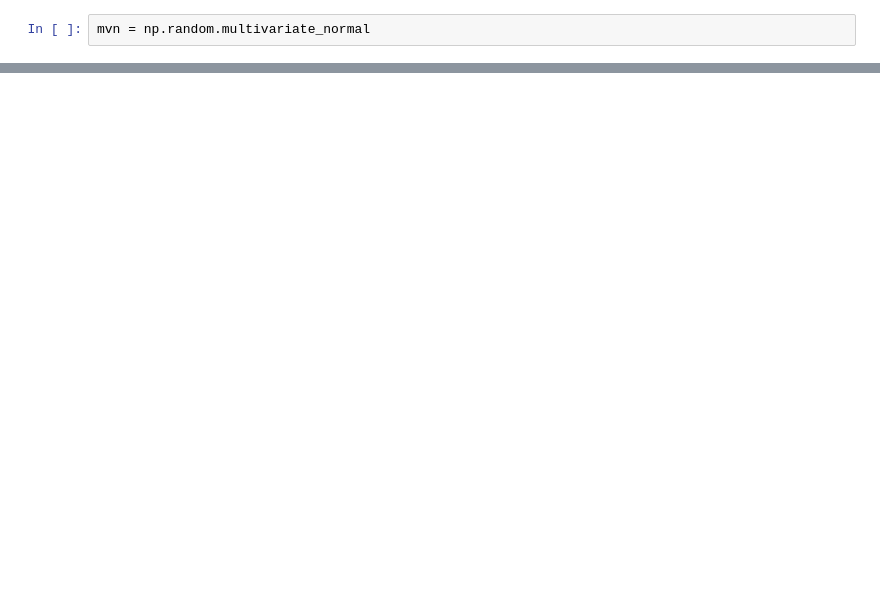
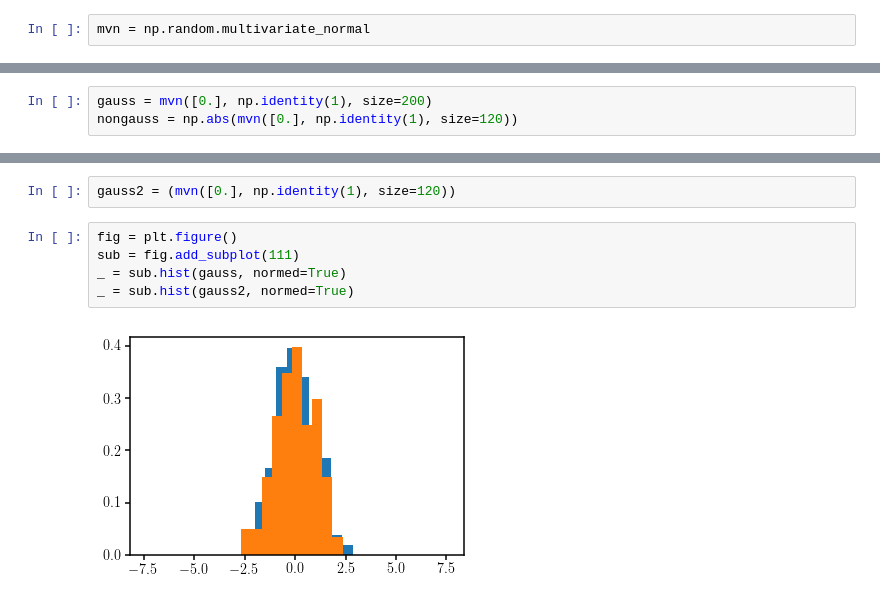
Before and after one commit to changhoonhahn/nonGaussLike, a Jupyter notebook: nongausslike/notebook/notes_renyi_divergence.ipynb, the cells around one changed output, grey strips where cells are left out. Saved outputs shown, nothing was run; the diff lists cells and outputs as text; blank space fills up the shorter version.

```diff
--- a/nongausslike/notebook/notes_renyi_divergence.ipynb
+++ b/nongausslike/notebook/notes_renyi_divergence.ipynb
@@ -100,0 +67,3 @@ Using 'slow' version of KNNDivergenceEstimator,  because skl_groups_accel isn't
+# %%
+gauss = mvn([0.], np.identity(1), size=200)
+nongauss = np.abs(mvn([0.], np.identity(1), size=120))
@@ -100,0 +85,9 @@ Using 'slow' version of KNNDivergenceEstimator,  because skl_groups_accel isn't
+# %%
+gauss2 = (mvn([0.], np.identity(1), size=120))
+# %%
+fig = plt.figure()
+sub = fig.add_subplot(111)
+_ = sub.hist(gauss, normed=True)
+_ = sub.hist(gauss2, normed=True)
+# %% [output]
+[figure, added]
```
Also changed, not shown: parts of 19 cells of this notebook, 1 other file.
